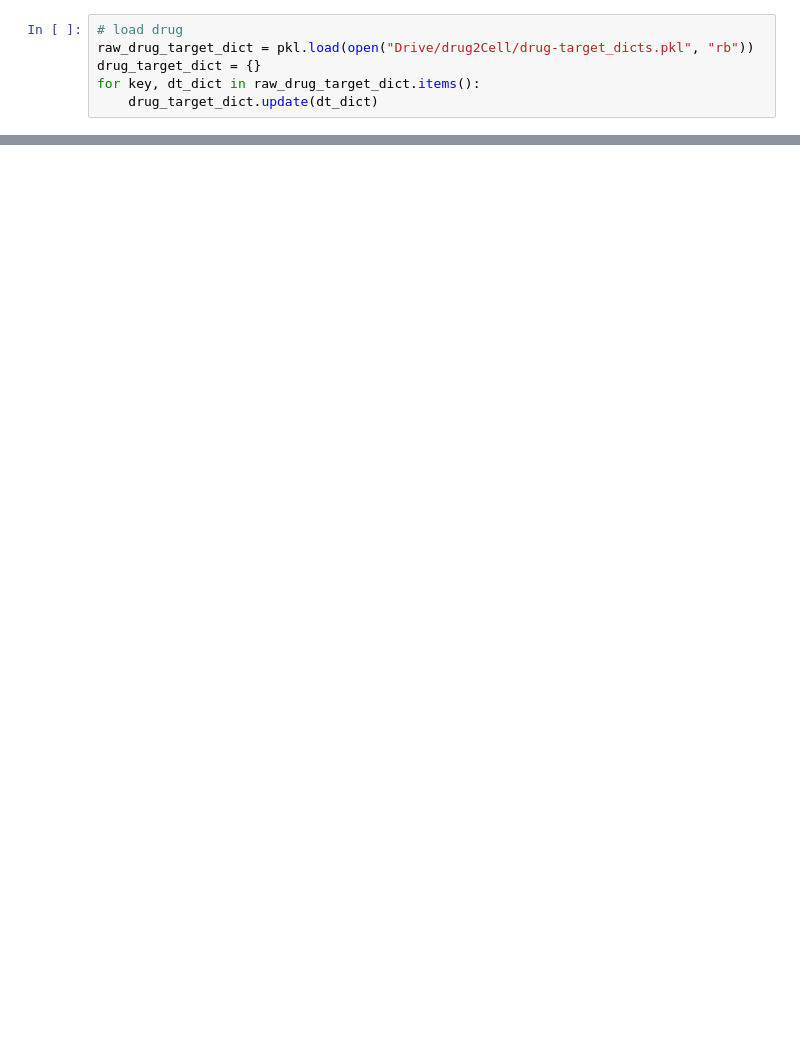
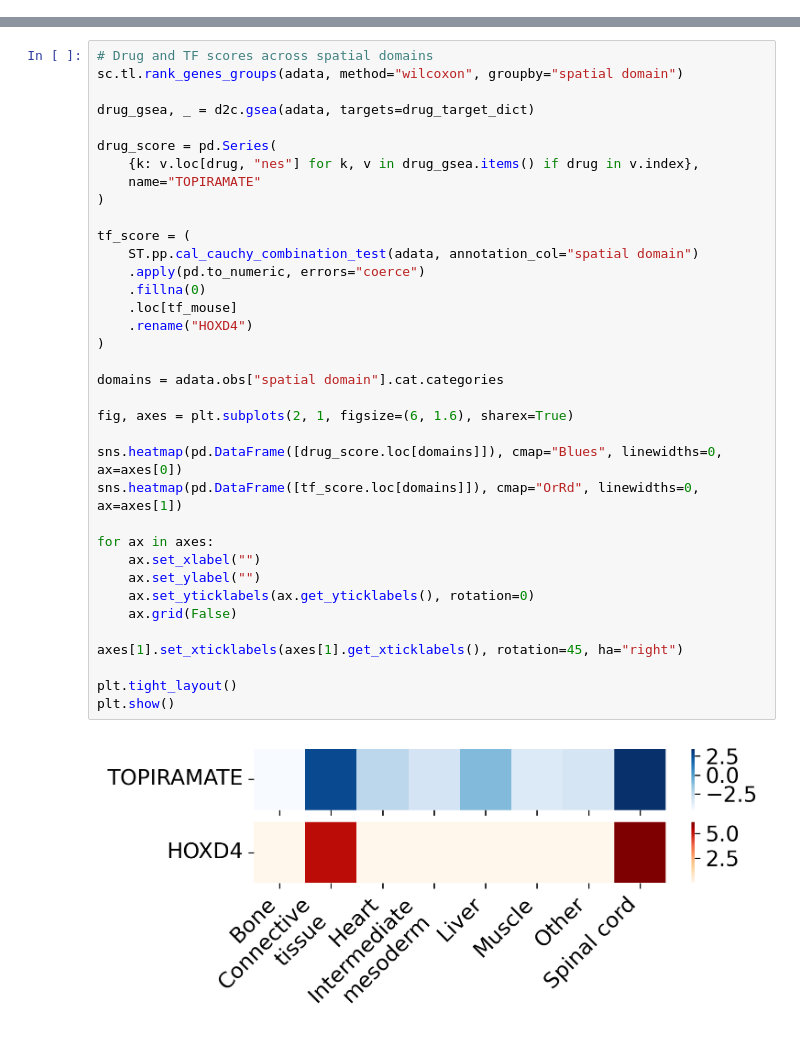
Before and after one commit to DBinary/STARNet_tutorials, a Jupyter notebook: docs/tutorials/Application_Drug_Response.ipynb, the cells around one changed output, grey strips where cells are left out. Saved outputs shown, nothing was run; the diff lists cells and outputs as text; blank space fills up the shorter version.

```diff
--- a/docs/tutorials/Application_Drug_Response.ipynb
+++ b/docs/tutorials/Application_Drug_Response.ipynb
@@ -114,6 +0,0 @@ Now, we load the drug-target information provided in Google Drive. Using `d2c.sc
-# %%
-# load drug
-raw_drug_target_dict = pkl.load(open("Drive/drug2Cell/drug-target_dicts.pkl", "rb"))
-drug_target_dict = {}
-for key, dt_dict in raw_drug_target_dict.items():
-    drug_target_dict.update(dt_dict)
@@ -437,0 +185,38 @@ sc.pl.rank_genes_groups_matrixplot(adata.uns['drug2cell_all'], dendrogram=False,
+# %%
+# Drug and TF scores across spatial domains
+sc.tl.rank_genes_groups(adata, method="wilcoxon", groupby="spatial domain")
+
+drug_gsea, _ = d2c.gsea(adata, targets=drug_target_dict)
+
+drug_score = pd.Series(
+    {k: v.loc[drug, "nes"] for k, v in drug_gsea.items() if drug in v.index},
+    name="TOPIRAMATE"
+)
+
+tf_score = (
+    ST.pp.cal_cauchy_combination_test(adata, annotation_col="spatial domain")
+    .apply(pd.to_numeric, errors="coerce")
+    .fillna(0)
+    .loc[tf_mouse]
+    .rename("HOXD4")
+)
+
+domains = adata.obs["spatial domain"].cat.categories
+
+fig, axes = plt.subplots(2, 1, figsize=(6, 1.6), sharex=True)
+
+sns.heatmap(pd.DataFrame([drug_score.loc[domains]]), cmap="Blues", linewidths=0, ax=axes[0])
+sns.heatmap(pd.DataFrame([tf_score.loc[domains]]), cmap="OrRd", linewidths=0, ax=axes[1])
+
+for ax in axes:
+    ax.set_xlabel("")
+    ax.set_ylabel("")
+    ax.set_yticklabels(ax.get_yticklabels(), rotation=0)
+    ax.grid(False)
+
+axes[1].set_xticklabels(axes[1].get_xticklabels(), rotation=45, ha="right")
+
+plt.tight_layout()
+plt.show()
+# %% [output]
+[figure, added]
```
Also changed, not shown: parts of 63 cells of this notebook, 1 other file.
